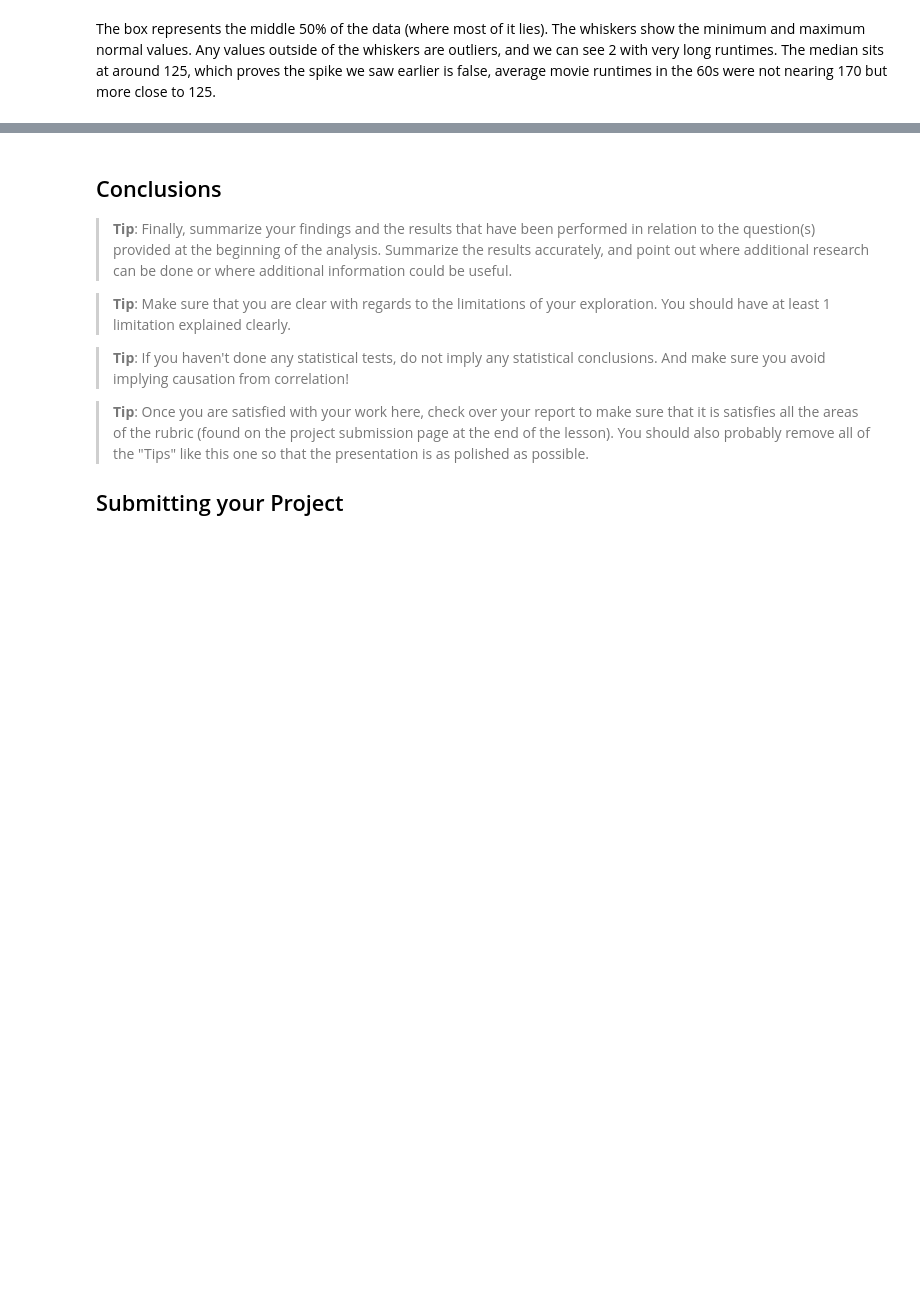
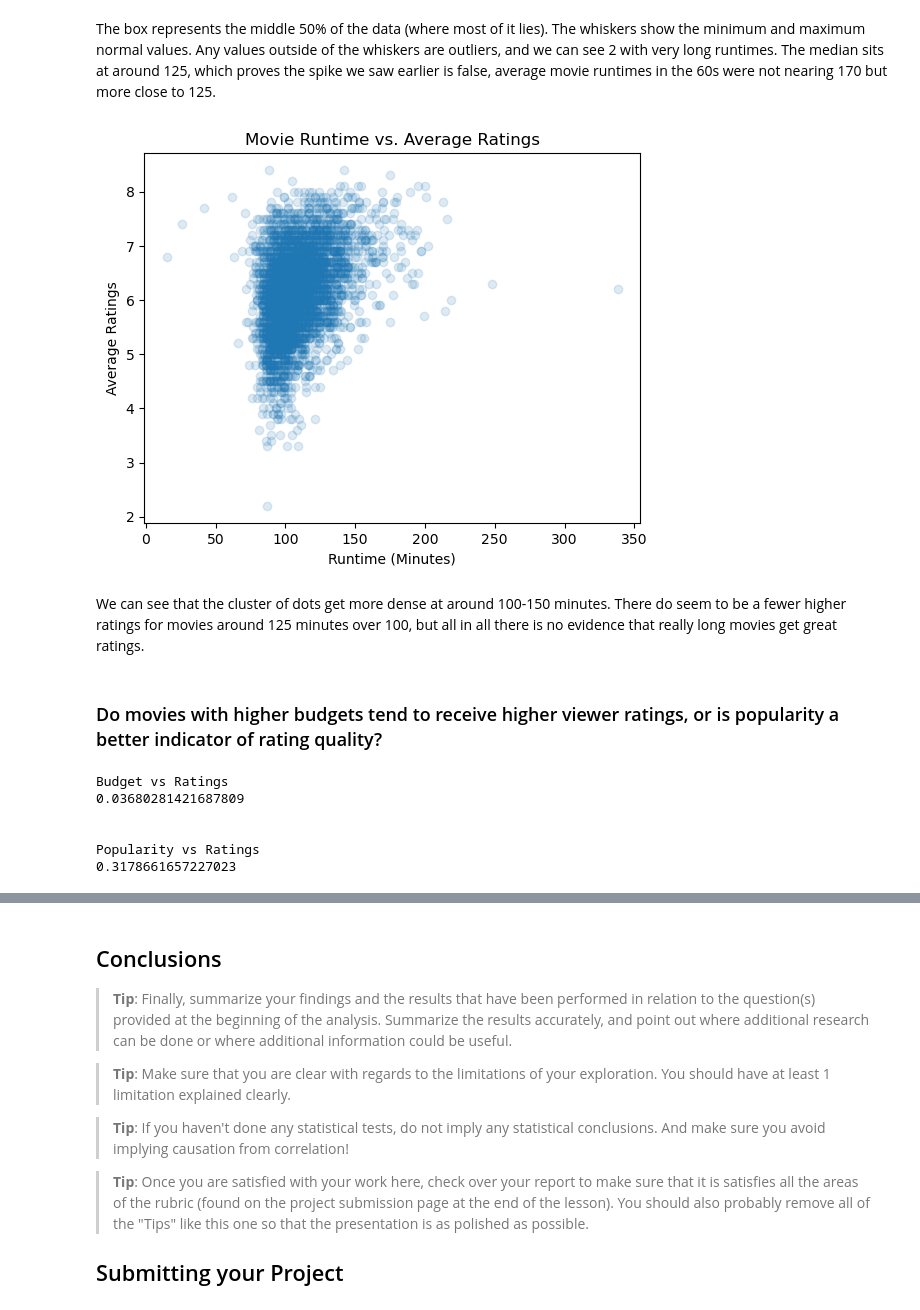
Before and after one commit to CV145/investigate_a_dataset-copy, a Jupyter notebook: Investigate_a_Dataset (5).ipynb, the cells around one changed output, grey strips where cells are left out. Drawn from its saved outputs; the diff is of its cells as text; code cells hidden in the pictures; blank space fills up the shorter version.

```diff
--- a/Investigate_a_Dataset (5).ipynb
+++ b/Investigate_a_Dataset (5).ipynb
@@ -439,3 +433,29 @@ plt.show()
 [figure]
 # %% [markdown]
 The box represents the middle 50% of the data (where most of it lies). The whiskers show the minimum and maximum normal values. Any values outside of the whiskers are outliers, and we can see 2 with very long runtimes. The median sits at around 125, which proves the spike we saw earlier is false, average movie runtimes in the 60s were not nearing 170 but more close to 125.
+# %%
+# Is there a correlation between runtime and viewer ratings? We need to look at the relationship between the 'runtime' and 'vote_average' columns
+
+plt.scatter(filtered_df['runtime'], filtered_df['vote_average'], alpha=0.15)
+label_plot("Movie Runtime vs. Average Ratings", "Runtime (Minutes)", "Average Ratings")
+plt.show()
+# %% [output]
+[figure, added]
+# %% [markdown]
+We can see that the cluster of dots get more dense at around 100-150 minutes. There do seem to be a fewer higher ratings for movies around 125 minutes over 100, but all in all there is no evidence that really long movies get great ratings.
+# %% [markdown]
+### Do movies with higher budgets tend to receive higher viewer ratings, or is popularity a better indicator of rating quality?
+# %%
+# We need to compare 2 different relationships: Budget vs Ratings and Popularity vs Ratings
+print("Budget vs Ratings")
+print(filtered_df['budget_adj'].corr(filtered_df['vote_average']))
+print("\n")
+print("Popularity vs Ratings")
+print(filtered_df['popularity'].corr(filtered_df['vote_average']))
+# %% [output]
+Budget vs Ratings
+0.03680281421687809
+
+
+Popularity vs Ratings
+0.3178661657227023
```
Also changed, not shown: parts of 7 cells of this notebook.
